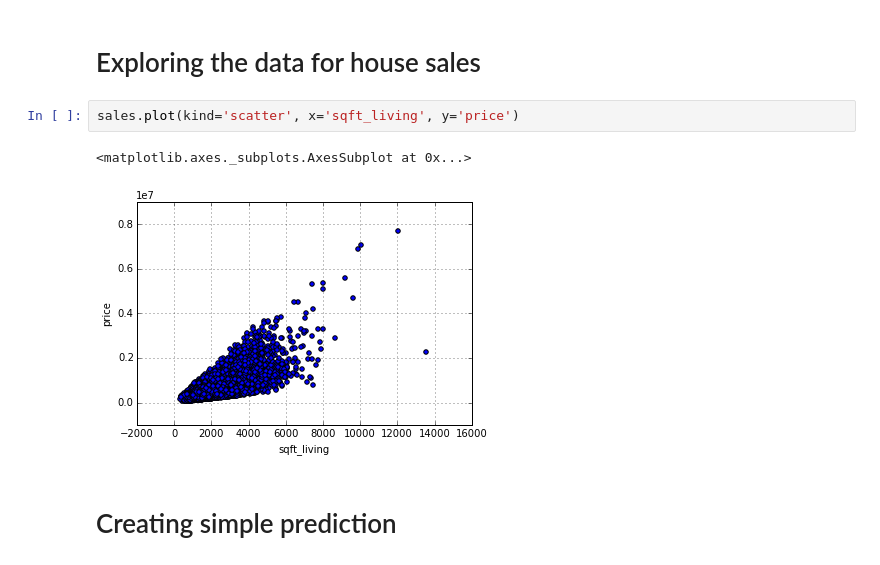
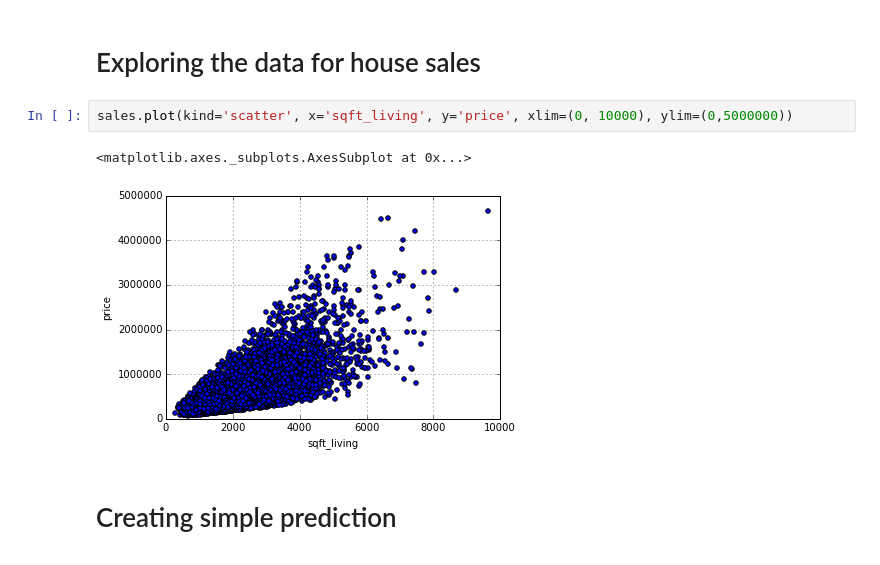
Before and after one commit to IsmaelEzequiel/Machine-Learning---Coursera, a Jupyter notebook: Lesson2/Predicting House Prices (Real Dataset).ipynb, the cells around one changed output. Cells and saved outputs as stored; diff of their text form.

Commit message:
limiting radius of plot box

```diff
--- a/Lesson2/Predicting House Prices (Real Dataset).ipynb
+++ b/Lesson2/Predicting House Prices (Real Dataset).ipynb
@@ -11,10 +11,10 @@ sales = pd.DataFrame(data)
 # %% [markdown]
 # Exploring the data for house sales
 # %%
-sales.plot(kind='scatter', x='sqft_living', y='price')
+sales.plot(kind='scatter', x='sqft_living', y='price', xlim=(0, 10000), ylim=(0,5000000))
 # %% [output]
 <matplotlib.axes._subplots.AxesSubplot at 0x...>
-[figure, old version]
+[figure, new version]
 # %% [markdown]
 # Creating simple prediction
 # %%
```
